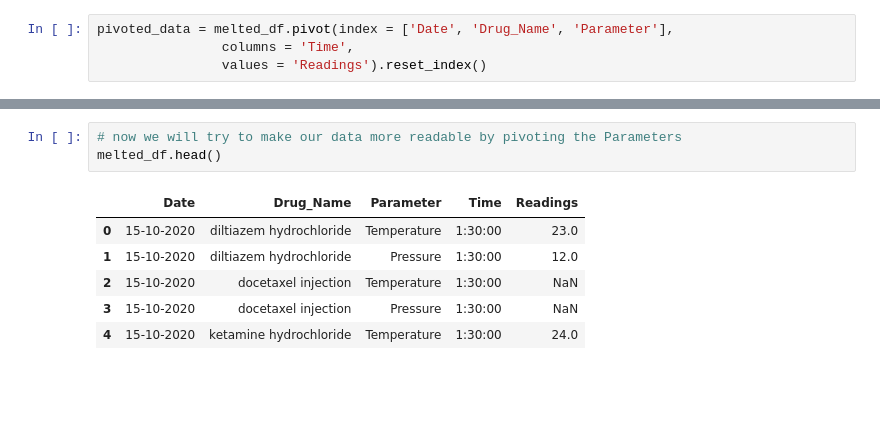
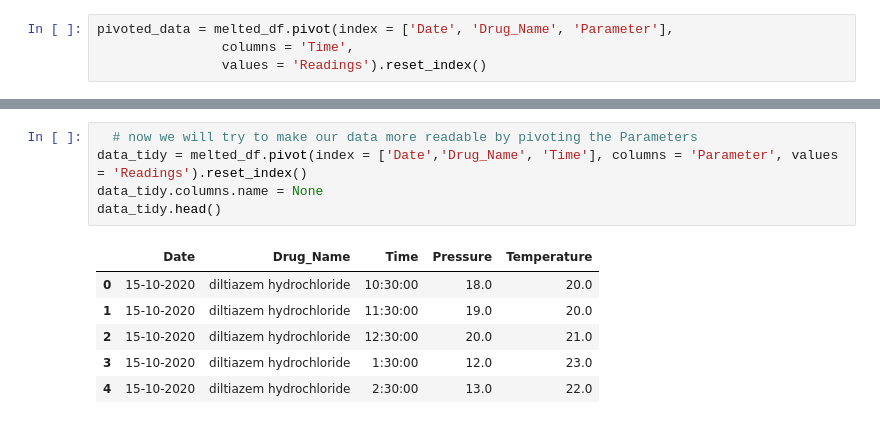
Before and after one commit to shahzarhusain/python_libraries, a Jupyter notebook: pharma_data_analysis.ipynb, the cells around one changed output, grey strips where cells are left out. Saved outputs shown, nothing was run; the diff lists cells and outputs as text; blank space fills up the shorter version.

```diff
--- a/pharma_data_analysis.ipynb
+++ b/pharma_data_analysis.ipynb
@@ -113,12 +113,14 @@ pivoted_data.head()
 | 3 | 15-10-2020 | docetaxel injection | Temperature | 23.0 | 25.0 | 25.0 | NaN | 17.0 | 18.0 | NaN | ... |
 | 4 | 15-10-2020 | ketamine hydrochloride | Pressure | 9.0 | 9.0 | 11.0 | 8.0 | NaN | NaN | 7.0 | ... |
 # %%
-# now we will try to make our data more readable by pivoting the Parameters
-melted_df.head()
+  # now we will try to make our data more readable by pivoting the Parameters
+data_tidy = melted_df.pivot(index = ['Date','Drug_Name', 'Time'], columns = 'Parameter', values = 'Readings').reset_index()
+data_tidy.columns.name = None
+data_tidy.head()
 # %% [output]
-|  | Date | Drug_Name | Parameter | Time | Readings |
-| 0 | 15-10-2020 | diltiazem hydrochloride | Temperature | 1:30:00 | 23.0 |
-| 1 | 15-10-2020 | diltiazem hydrochloride | Pressure | 1:30:00 | 12.0 |
-| 2 | 15-10-2020 | docetaxel injection | Temperature | 1:30:00 | NaN |
-| 3 | 15-10-2020 | docetaxel injection | Pressure | 1:30:00 | NaN |
-| 4 | 15-10-2020 | ketamine hydrochloride | Temperature | 1:30:00 | 24.0 |
+|  | Date | Drug_Name | Time | Pressure | Temperature |
+| 0 | 15-10-2020 | diltiazem hydrochloride | 10:30:00 | 18.0 | 20.0 |
+| 1 | 15-10-2020 | diltiazem hydrochloride | 11:30:00 | 19.0 | 20.0 |
+| 2 | 15-10-2020 | diltiazem hydrochloride | 12:30:00 | 20.0 | 21.0 |
+| 3 | 15-10-2020 | diltiazem hydrochloride | 1:30:00 | 12.0 | 23.0 |
+| 4 | 15-10-2020 | diltiazem hydrochloride | 2:30:00 | 13.0 | 22.0 |
```
Also changed, not shown: parts of 32 cells of this notebook.
